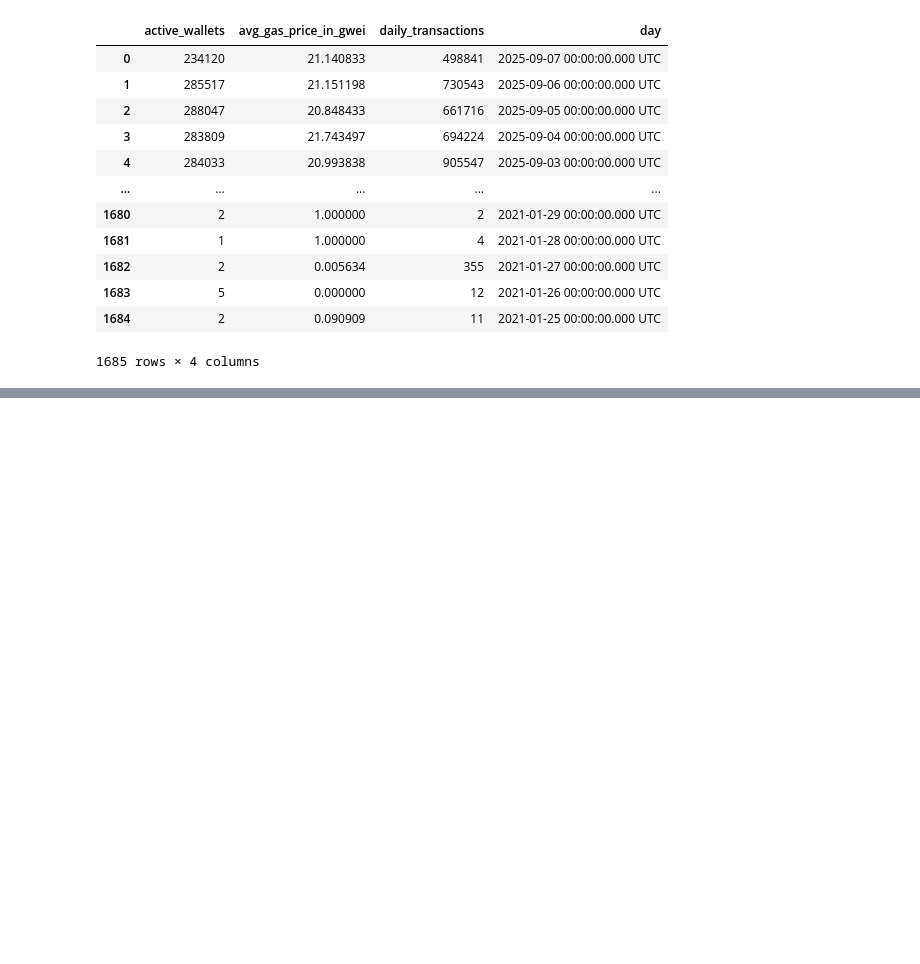
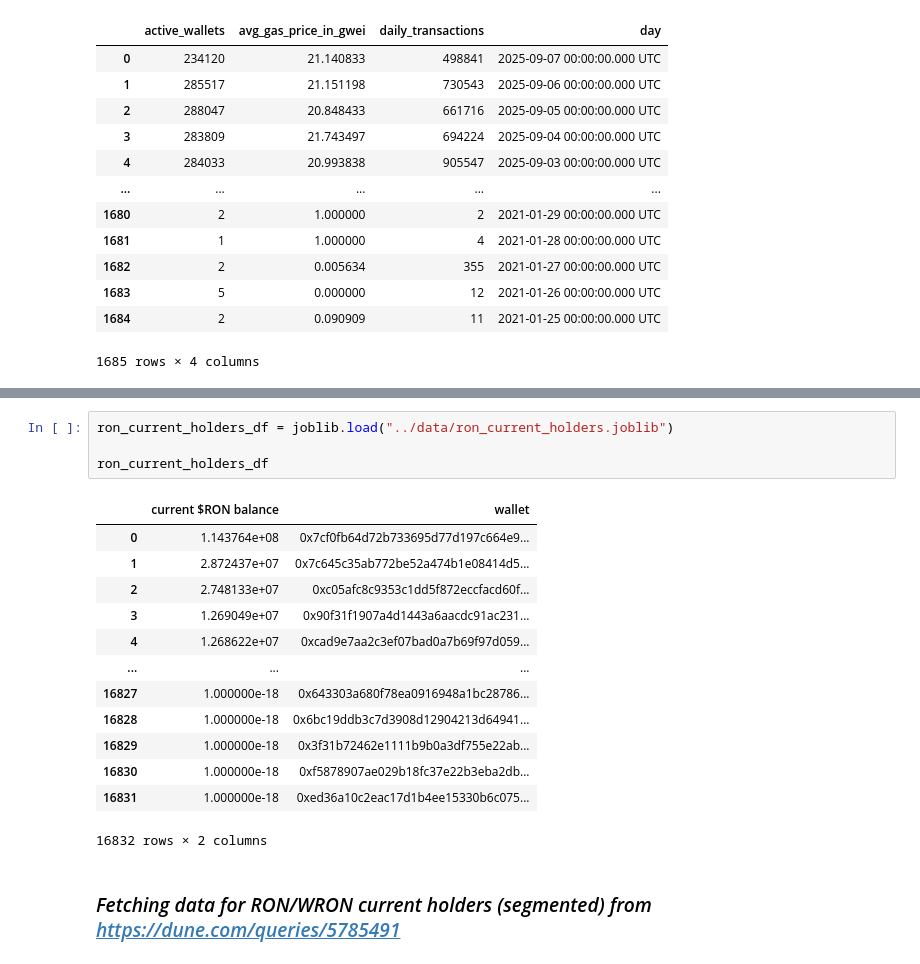
Before and after one commit to joshuatochinwachi/Ronin-Ecosystem-Tracker, a Jupyter notebook: Notebooks/01_data.ipynb, the cells around one changed output, grey strips where cells are left out. Drawn from its saved outputs; the diff is of its cells as text; blank space fills up the shorter version.

```diff
--- a/Notebooks/01_data.ipynb
+++ b/Notebooks/01_data.ipynb
@@ -109,0 +207,20 @@ ronin_daily_df
+# %%
+ron_current_holders_df = joblib.load("../data/ron_current_holders.joblib")
+
+ron_current_holders_df
+# %% [output]
+|  | current $RON balance | wallet |
+| 0 | 1.143764e+08 | 0x7cf0fb64d72b733695d77d197c664e9... |
+| 1 | 2.872437e+07 | 0x7c645c35ab772be52a474b1e08414d5... |
+| 2 | 2.748133e+07 | 0xc05afc8c9353c1dd5f872eccfacd60f... |
+| 3 | 1.269049e+07 | 0x90f31f1907a4d1443a6aacdc91ac231... |
+| 4 | 1.268622e+07 | 0xcad9e7aa2c3ef07bad0a7b69f97d059... |
+| ... | ... | ... |
+| 16827 | 1.000000e-18 | 0x643303a680f78ea0916948a1bc28786... |
+| 16828 | 1.000000e-18 | 0x6bc19ddb3c7d3908d12904213d64941... |
+| 16829 | 1.000000e-18 | 0x3f31b72462e1111b9b0a3df755e22ab... |
+| 16830 | 1.000000e-18 | 0xf5878907ae029b18fc37e22b3eba2db... |
+| 16831 | 1.000000e-18 | 0xed36a10c2eac17d1b4ee15330b6c075... |
+16832 rows × 2 columns
+# %% [markdown]
+### _Fetching data for RON/WRON current holders (segmented) from https://dune.com/queries/5785491_
```
Also changed, not shown: parts of 18 cells of this notebook, 4 other files.
